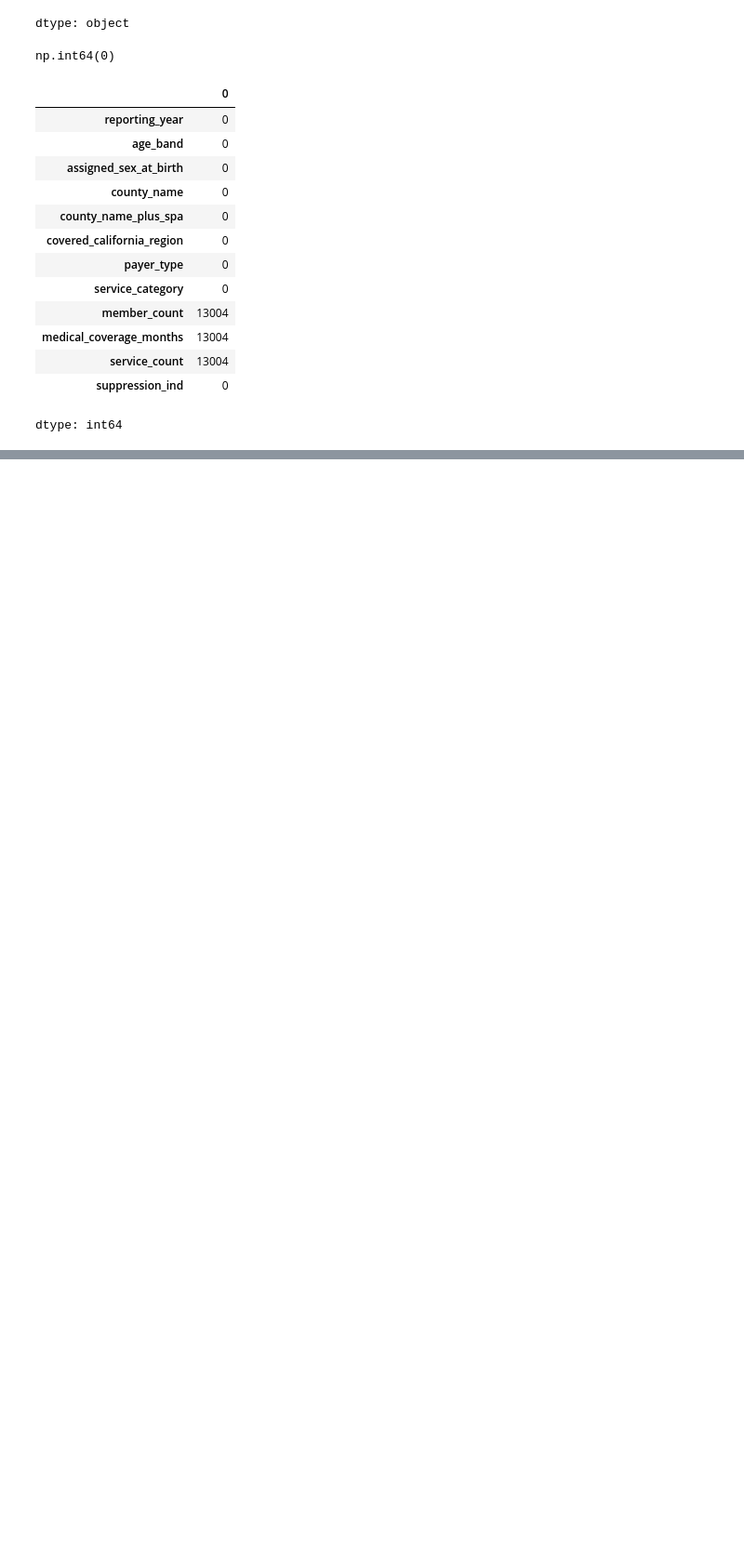
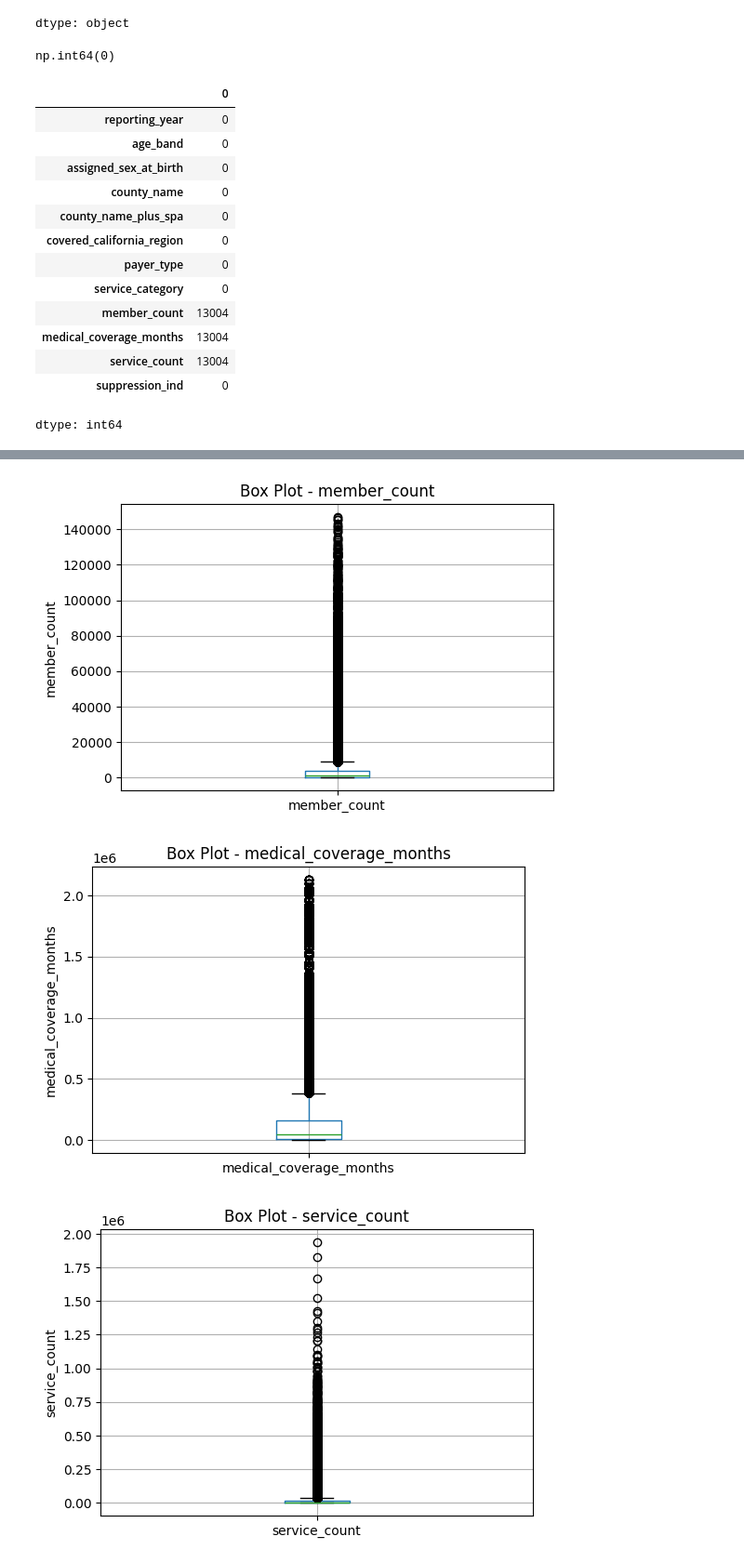
Before and after one commit to Suriya-Data-Analyst/Healthcare-Service-Utilization-Analysis-Using-Python, a Jupyter notebook: Healthcare_Service_Utilization_Analysis.ipynb, the cells around one changed output, grey strips where cells are left out. Shown at 93% size. Saved outputs shown, nothing was run; the diff lists cells and outputs as text; code cells hidden in the pictures; blank space fills up the shorter version.

```diff
--- a/Healthcare_Service_Utilization_Analysis.ipynb
+++ b/Healthcare_Service_Utilization_Analysis.ipynb
@@ -138,0 +407,5 @@ dtype: int64
+# %%
+# Creating Average Services Per Member
+df["avg_services_per_member"] = (
+    df["service_count"] / df["member_count"]
+)
@@ -138,0 +652,17 @@ dtype: int64
+# %%
+#Loop through each numerical column
+#Box Plot For Dispersion Analysis
+for col in num_col:
+# Set chart size
+    plt.figure(figsize=(6,4))
+# Draw box plot
+    df.boxplot(column=col)
+# Add title and y-axis label
+    plt.title(f'Box Plot - {col}')
+    plt.ylabel(col)
+# Display chart
+    plt.show()
+# %% [output]
+[figure, added]
+[figure, added]
+[figure, added]
```
Also changed, not shown: parts of 99 cells of this notebook.
